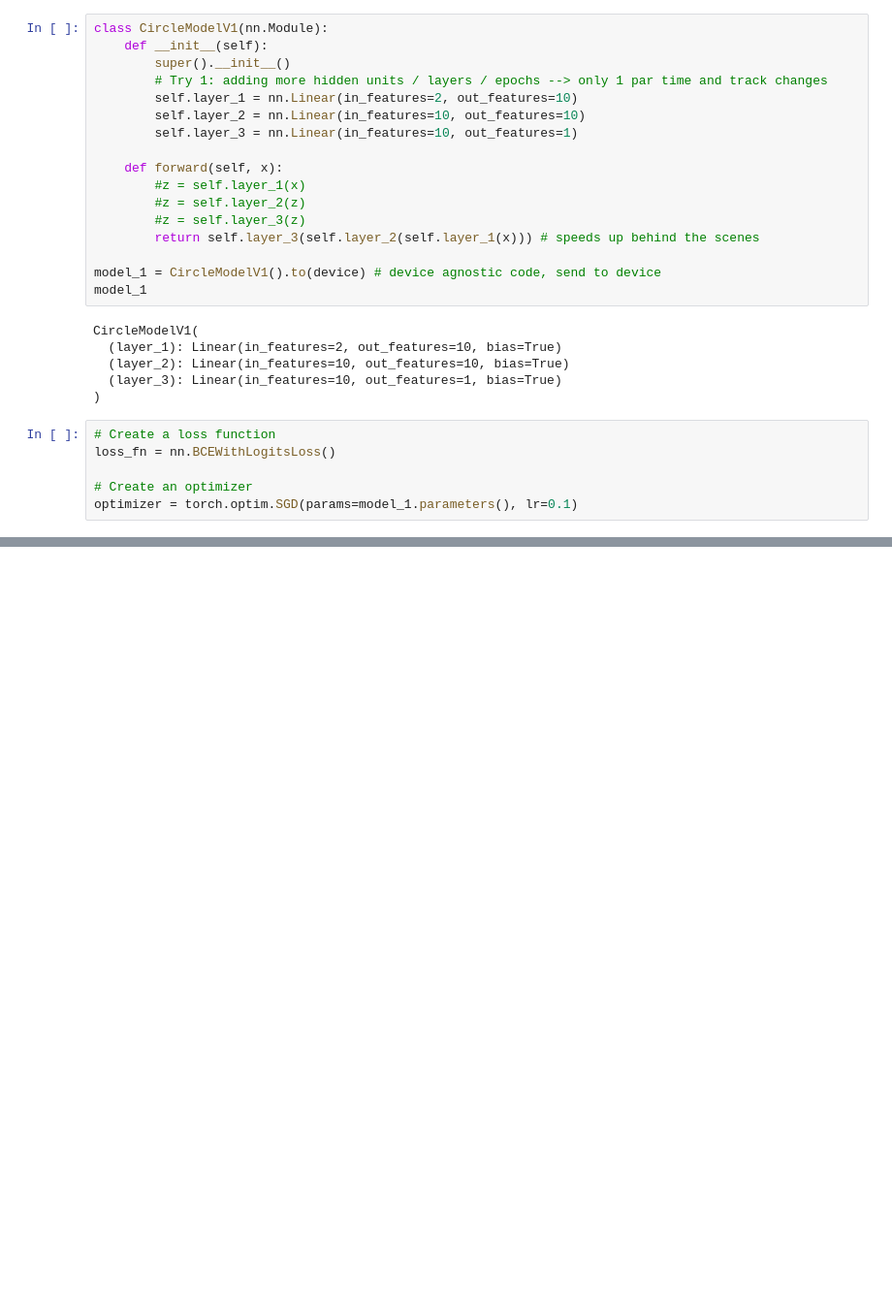
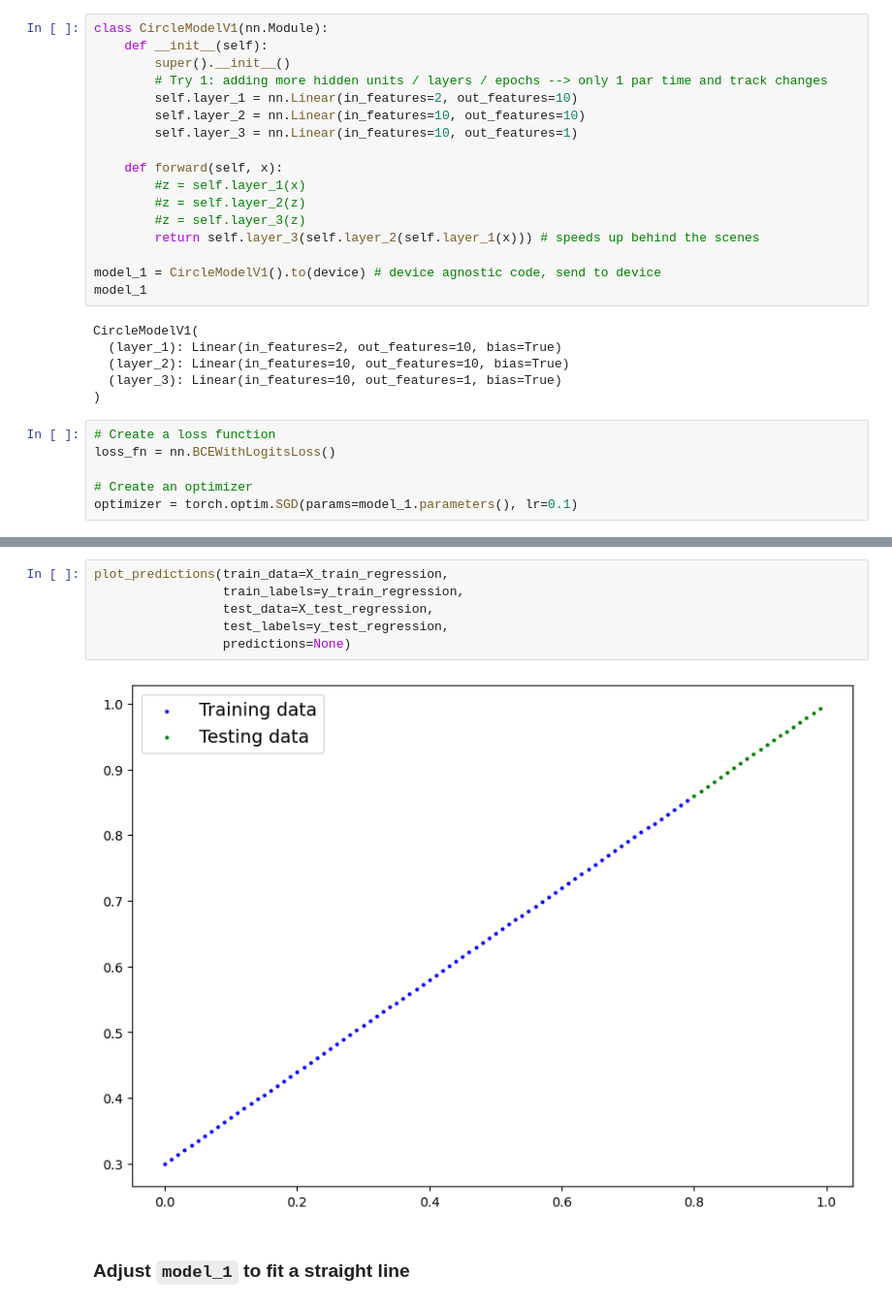
Before and after one commit to ayvemake/Pytorch_DeepLearning, a Jupyter notebook: 02_neural_networ_classification.ipynb, the cells around one changed output, grey strips where cells are left out. Shown: that part at 97% size. Cells and saved outputs as stored; diff of their text form; blank space fills up the shorter version.

```diff
--- a/02_neural_networ_classification.ipynb
+++ b/02_neural_networ_classification.ipynb
@@ -565,0 +609,10 @@ Epoch: 900 | Loss: 0.69298, Acc: 51.00% | Test loss: 0.69468, Test acc: 46.00%
+# %%
+plot_predictions(train_data=X_train_regression,
+                 train_labels=y_train_regression,
+                 test_data=X_test_regression,
+                 test_labels=y_test_regression,
+                 predictions=None)
+# %% [output]
+[figure, added]
+# %% [markdown]
+### Adjust `model_1` to fit a straight line
```
Also changed, not shown: parts of 16 cells of this notebook.
